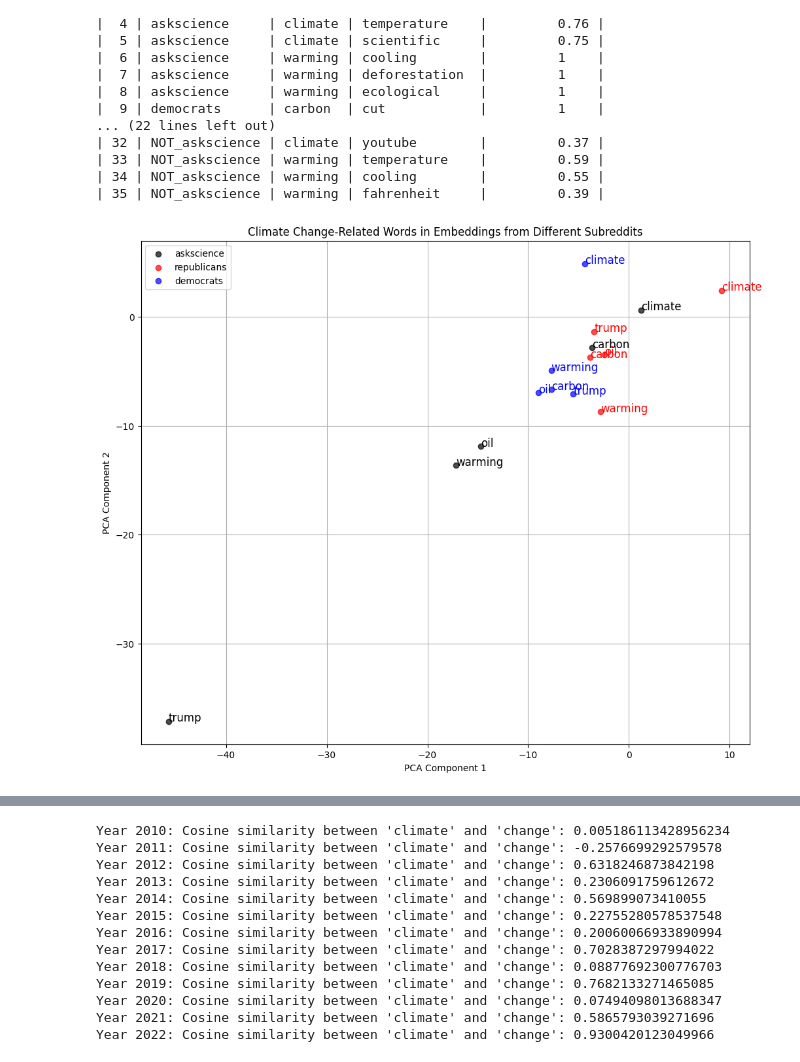
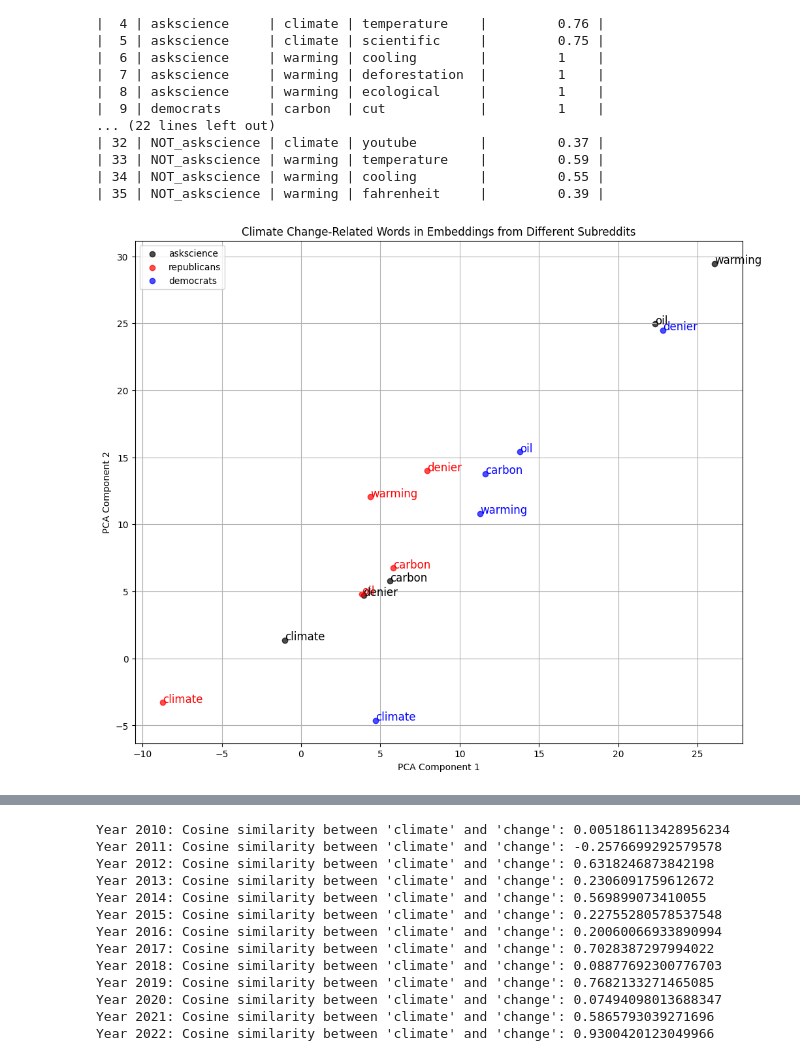
Before and after one commit to tobiaswtzl/dlss-project24, a Jupyter notebook: code/2. Deep Learning Model/SemSim_subreddits.ipynb, the cells around one changed output, grey strips where cells are left out. Cells and saved outputs as stored; diff of their text form; code cells hidden in the pictures.

```diff
--- a/code/2. Deep Learning Model/SemSim_subreddits.ipynb
+++ b/code/2. Deep Learning Model/SemSim_subreddits.ipynb
@@ -189,7 +189,9 @@ print(tabulate(df_results, headers='keys', tablefmt='pipe'))
 # Step 1: Load the embeddings from all three CSV files
 files = ['/Users/fabianmahner/dlss-project24/output/embeddings/subreddit_embeddings/embeddings_CBOW_posts_askscience.csv',
          '/Users/fabianmahner/dlss-project24/output/embeddings/subreddit_embeddings/embeddings_CBOW_posts_republicans.csv',
-         '/Users/fabianmahner/dlss-project24/output/embeddings/subreddit_embeddings/embeddings_CBOW_posts_democrats.csv']
+         '/Users/fabianmahner/dlss-project24/output/embeddings/subreddit_embeddings/embeddings_CBOW_posts_democrats.csv'
+         ]
+
 embeddings = []
 
 
@@ -203,9 +205,9 @@ for file in files:
 combined_embeddings = pd.concat(embeddings)
 
 # Step 2: Filter for climate change-related words
-selected_words = ['carbon', 'warming', 'emissions', 'oil',
-                  'sustainability', 'climate', "trump",
-                   'co2']
+selected_words = ['carbon', 'warming', 'emissions', 'oil', "denier",
+                  'sustainability', 'climate',
+                   ]
 
 
 # Ensure the selected words are in the combined embeddings
@@ -224,31 +226,31 @@ pca_result = pca.fit_transform(word_embeddings_standardized)
 
 # Step 4: Visualize the results
 plt.figure(figsize=(12, 10))
 
 # Plot each word with a different color for each file
 colors = ['black', 'red', 'blue']
 for i, file in enumerate(files):
     label = labels[i]
     # Extract embeddings specific to the current file
     file_df = embeddings[i]
     file_filtered = file_df[file_df['word'].isin(selected_words)]
     file_embeddings = file_filtered.set_index('word').loc[selected_words].values
 
     # Apply PCA to the current file's embeddings
     pca_result_file = pca.transform(file_embeddings)
 
     for j, word in enumerate(selected_words):
         if word in file_filtered['word'].values:
             x = pca_result_file[j, 0]
             y = pca_result_file[j, 1]
             plt.scatter(x, y, color=colors[i], label=f'{label}' if j == 0 else "", alpha=0.7)
             plt.text(x, y, word, fontsize=12, color=colors[i])
 
 plt.xlabel('PCA Component 1')
 plt.ylabel('PCA Component 2')
 plt.title('Climate Change-Related Words in Embeddings from Different Subreddits')
 plt.legend(loc='upper left')
 plt.grid(True)
 plt.show()
 # %% [output]
-[figure, old version]
+[figure, new version]
```
Also changed, not shown: parts of 2 cells of this notebook, 1 other file.
